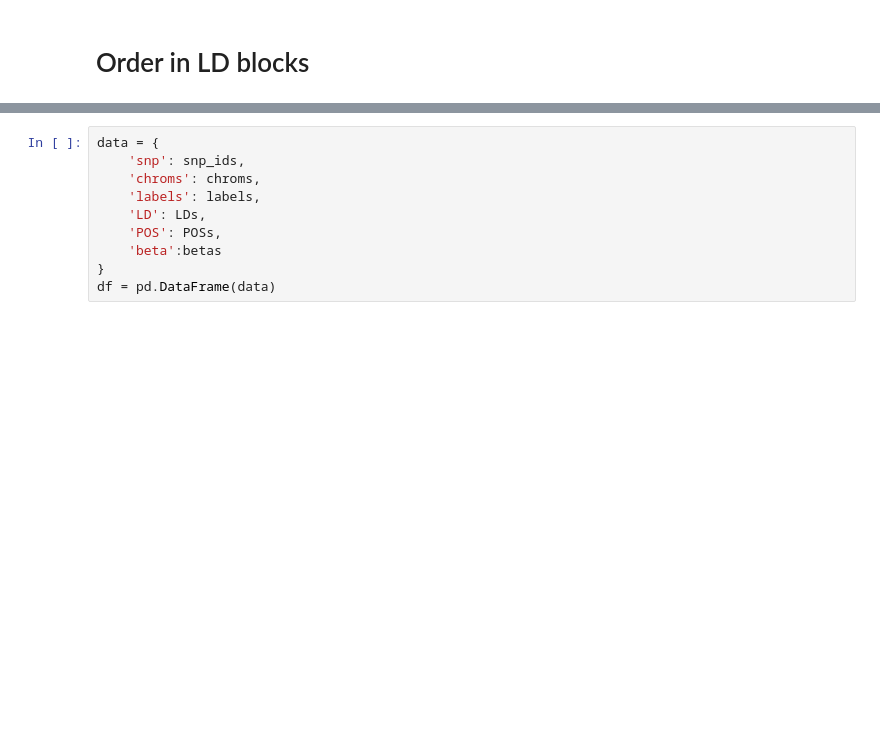
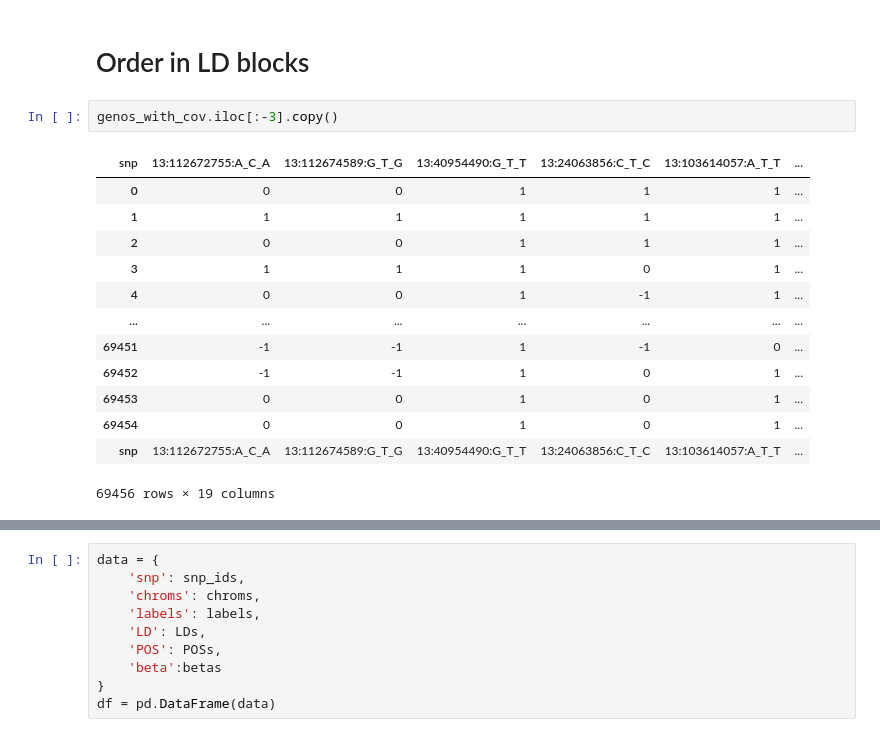
Before and after one commit to mat2m10/chasm, a Jupyter notebook: notebooks/pipeline 2.0/02_separate_LD_blocks.ipynb, the cells around one changed output, grey strips where cells are left out. Cells and saved outputs as stored; diff of their text form; blank space fills up the shorter version.

```diff
--- a/notebooks/pipeline 2.0/02_separate_LD_blocks.ipynb
+++ b/notebooks/pipeline 2.0/02_separate_LD_blocks.ipynb
@@ -259,6 +264,22 @@ for chromosome, cols in chromosome_to_columns.items():
     chromosome_maf_dfs[chromosome] = combined_maf[cols]
 # %% [markdown]
 # Order in LD blocks
+# %%
+genos_with_cov.iloc[:-3].copy()
+# %% [output]
+| snp | 13:112672755:A_C_A | 13:112674589:G_T_G | 13:40954490:G_T_T | 13:24063856:C_T_C | 13:103614057:A_T_T | ... |
+| 0 | 0 | 0 | 1 | 1 | 1 | ... |
+| 1 | 1 | 1 | 1 | 1 | 1 | ... |
+| 2 | 0 | 0 | 1 | 1 | 1 | ... |
+| 3 | 1 | 1 | 1 | 0 | 1 | ... |
+| 4 | 0 | 0 | 1 | -1 | 1 | ... |
+| ... | ... | ... | ... | ... | ... | ... |
+| 69451 | -1 | -1 | 1 | -1 | 0 | ... |
+| 69452 | -1 | -1 | 1 | 0 | 1 | ... |
+| 69453 | 0 | 0 | 1 | 0 | 1 | ... |
+| 69454 | 0 | 0 | 1 | 0 | 1 | ... |
+| snp | 13:112672755:A_C_A | 13:112674589:G_T_G | 13:40954490:G_T_T | 13:24063856:C_T_C | 13:103614057:A_T_T | ... |
+69456 rows × 19 columns
 # %%
 snp_ids = []
 chroms = []
```
Also changed, not shown: parts of 44 cells of this notebook.
